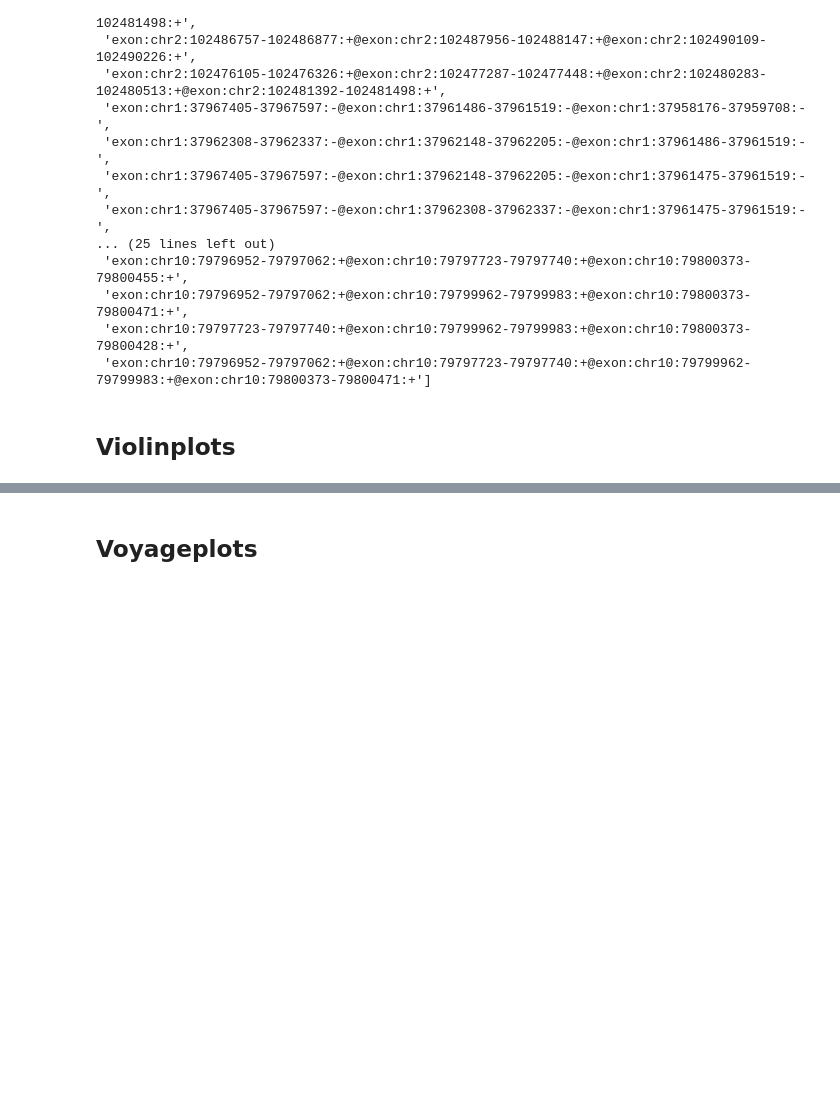
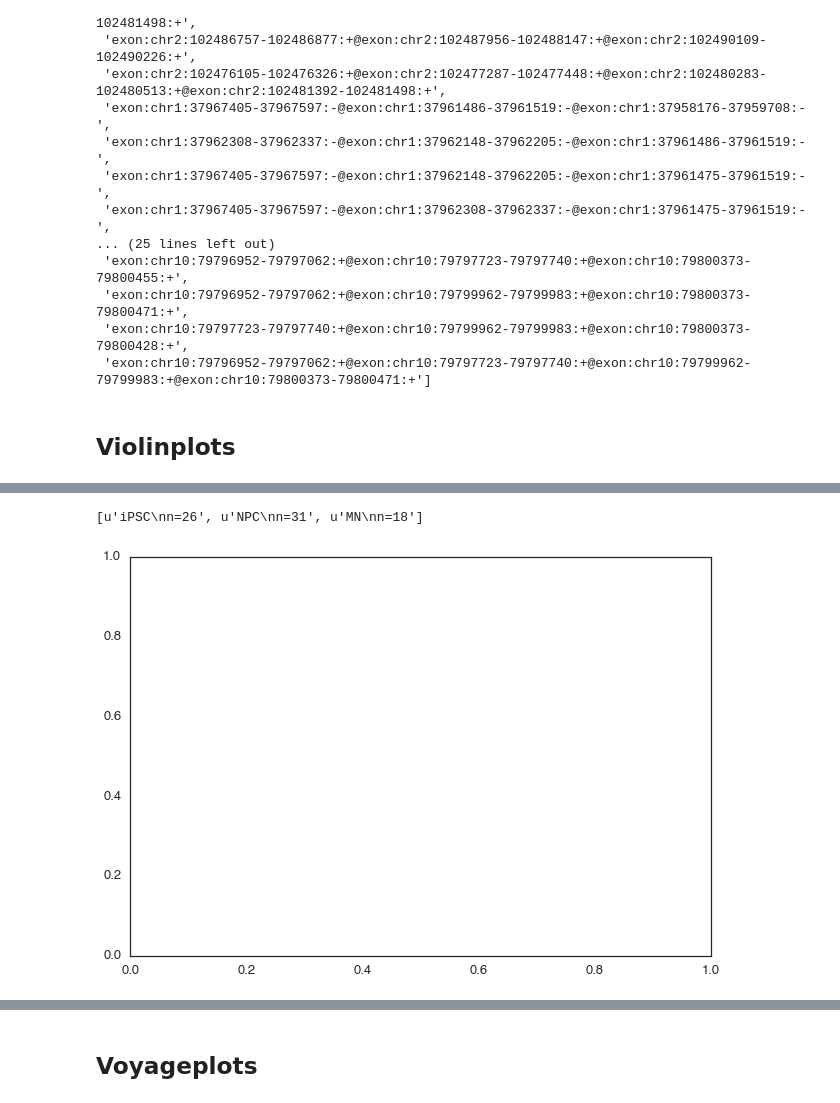
Before and after one commit to YeoLab/singlecell_pnm, a Jupyter notebook: 5._Figure_5/5.04_Figure_5K-Q_violinplots_and_voyageplots.ipynb, the cells around one changed output, grey strips where cells are left out. Cells and saved outputs as stored; diff of their text form; code cells hidden in the pictures; blank space fills up the shorter version.

```diff
--- a/5._Figure_5/5.04_Figure_5K-Q_violinplots_and_voyageplots.ipynb
+++ b/5._Figure_5/5.04_Figure_5K-Q_violinplots_and_voyageplots.ipynb
@@ -90 +108,9 @@ mkdir: cannot create directory `pdfs/violinplots': File exists
 ... (30 outputs left out)
+# %%
+xticklabels
+# %% [output]
+[u'iPSC\nn=26', u'NPC\nn=31', u'MN\nn=18']
+# %%
+ax = plt.gca()
+# %% [output]
+[figure, added]
```
Also changed, not shown: parts of 4 cells of this notebook, 44 other files.
